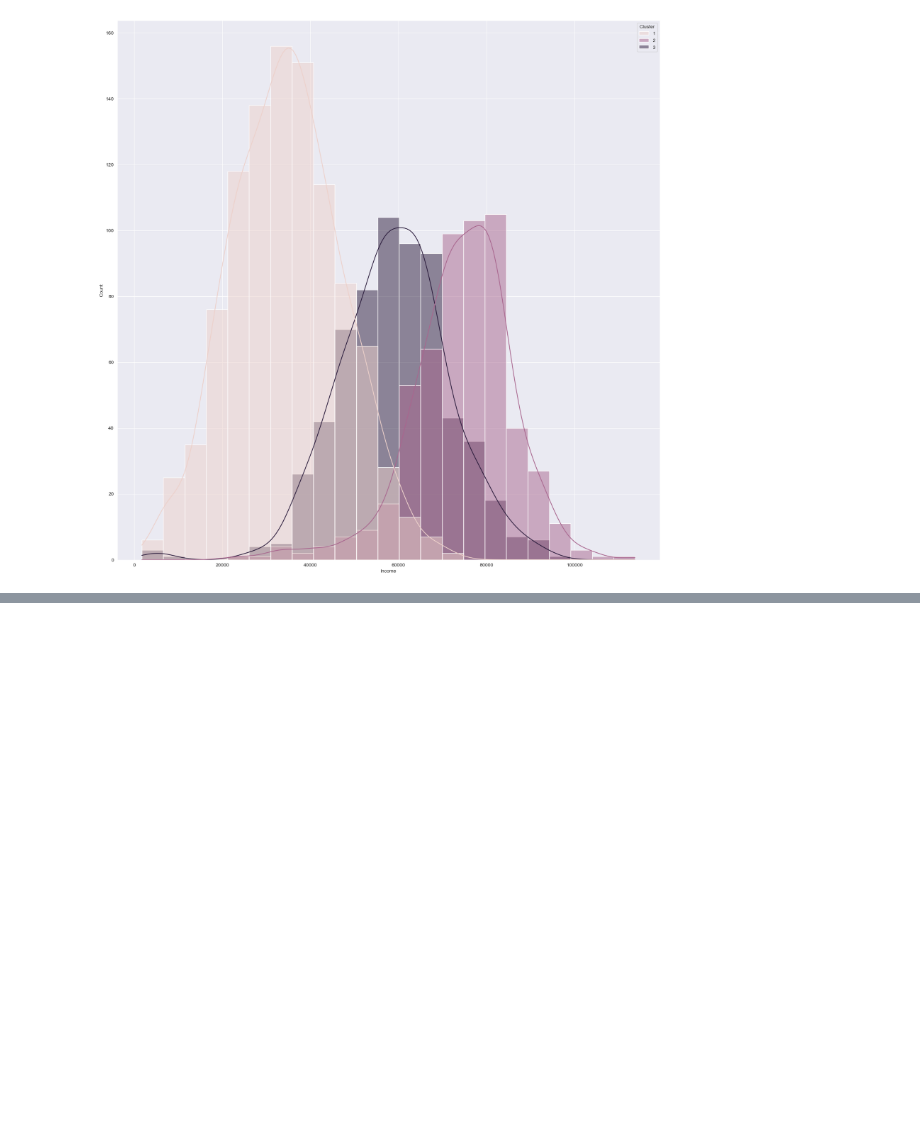
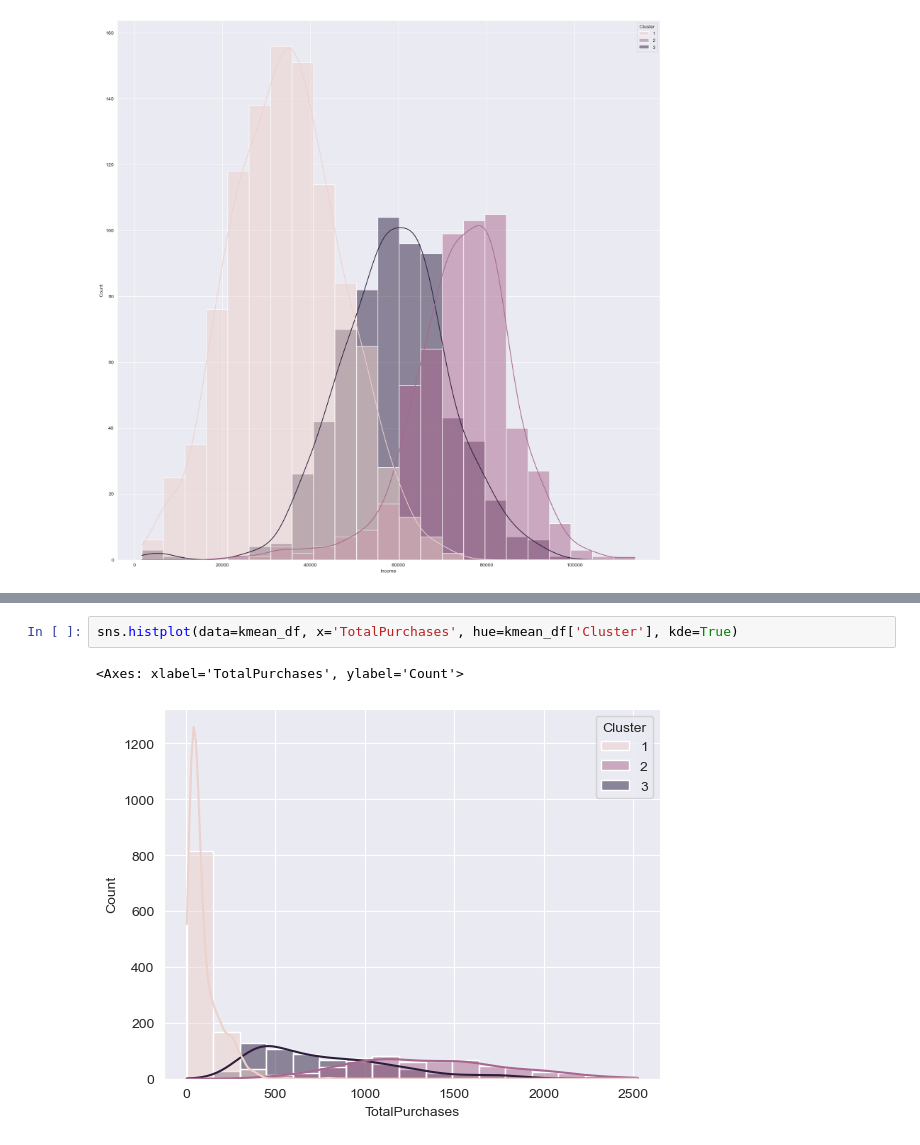
Before and after one commit to emmanuelaraba/customer-classification, a Jupyter notebook: customer-classification.ipynb, the cells around one changed output, grey strips where cells are left out. Cells and saved outputs as stored; diff of their text form; blank space fills up the shorter version.

Commit message:
processing kmeans clusterings

```diff
--- a/customer-classification.ipynb
+++ b/customer-classification.ipynb
@@ -400,0 +406,5 @@ plt.show()
+# %%
+sns.histplot(data=kmean_df, x='TotalPurchases', hue=kmean_df['Cluster'], kde=True)
+# %% [output]
+<Axes: xlabel='TotalPurchases', ylabel='Count'>
+[figure, added]
```
Also changed, not shown: parts of 10 cells of this notebook.
